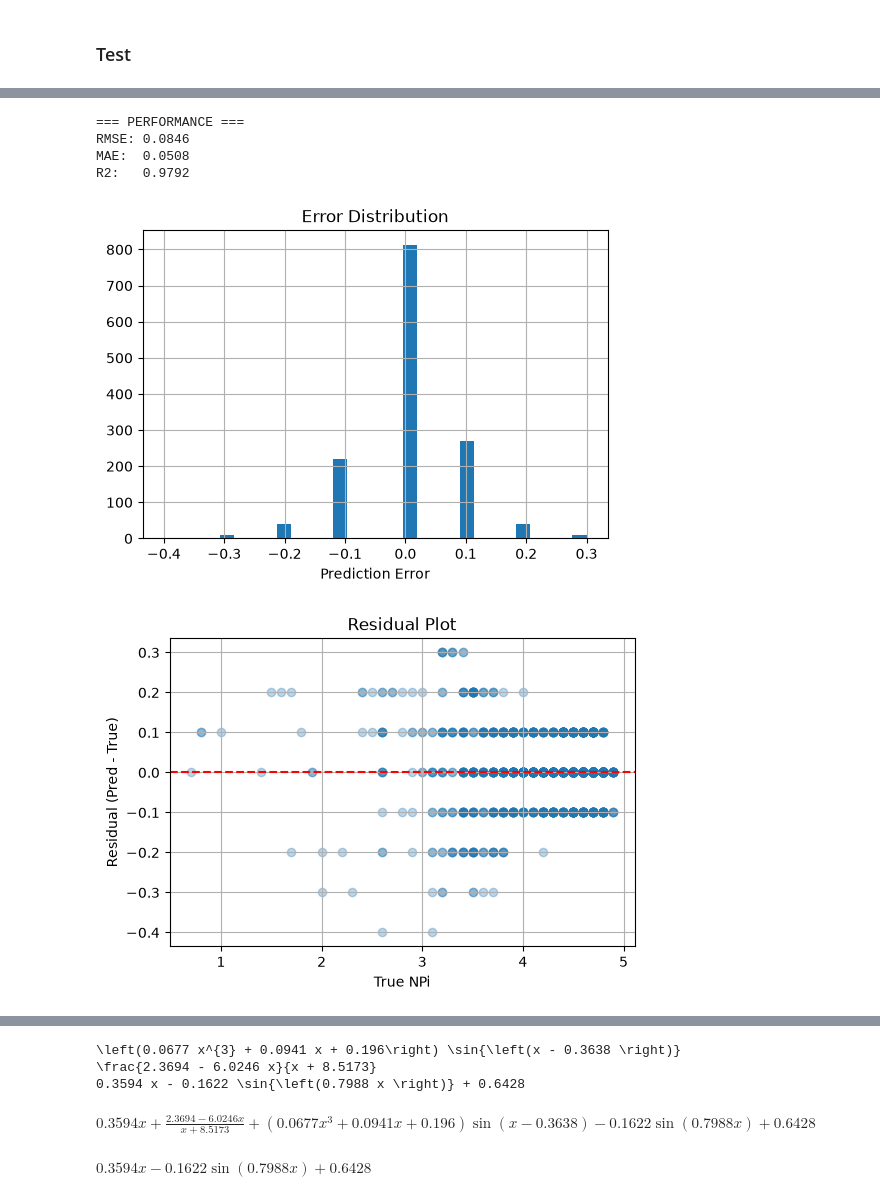
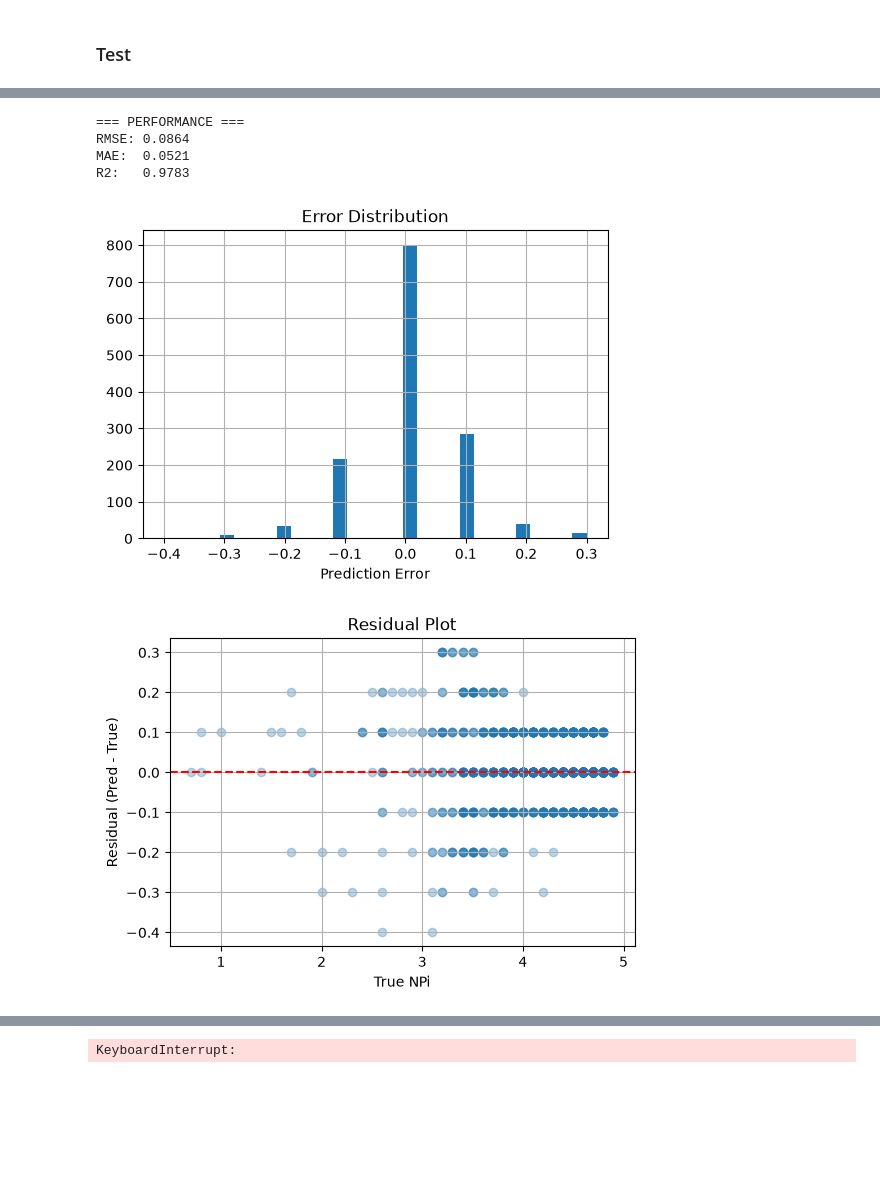
Before and after one commit to NK221088/Pupillometry_study, a Jupyter notebook: NPi/Weinan_and_Frederik/Final_test.ipynb, the cells around one changed output, grey strips where cells are left out. Saved outputs shown, nothing was run; the diff lists cells and outputs as text; code cells hidden in the pictures; blank space fills up the shorter version.

```diff
--- a/NPi/Weinan_and_Frederik/Final_test.ipynb
+++ b/NPi/Weinan_and_Frederik/Final_test.ipynb
@@ -213,7 +196,7 @@ def sigmoid_shifted(x, A, k, x0, b):
 
 
 
-def pysr_min(x, a, b, c, d, e):
+def pysr_min(x, a, b, c):
     return a * np.exp(-b * x) + c
     # return a + b / (c + d * np.exp(-x) + e / x)
 
@@ -258,7 +241,7 @@ def predict_z_full(X):
     return (
         intercept
         + pysr_size(X.iloc[:,0].values, *params_size)
-        + pysr_min(X.iloc[:,1].values, *params_min)
+        + exp_decay(X.iloc[:,1].values, *params_min)
         + pysr_ch(X.iloc[:,2].values, *params_ch)
     )
 
@@ -281,35 +264,35 @@ plt.hist(residuals, bins=30)
 
 plt.xlabel("Prediction Error")
 plt.title("Error Distribution")
 plt.grid()
 plt.show()
 
 plt.figure(figsize=(6,4))
 plt.scatter(y_raw, residuals, alpha=0.3)
 plt.axhline(0, color='red', linestyle='--')
 
 plt.xlabel("True NPi")
 plt.ylabel("Residual (Pred - True)")
 plt.title("Residual Plot")
 plt.grid()
 plt.show()
 
 
 plt.figure(figsize=(6,6))
 plt.scatter(y_raw, y_pred, alpha=0.3)
 
 # perfect prediction line
 plt.plot([0,5],[0,5],'r--')
 
 plt.xlabel("True NPi")
 plt.ylabel("Predicted NPi")
 plt.title("Prediction vs True Fitted on All data")
 plt.grid()
 plt.show()
 # %% [output]
 === PERFORMANCE ===
-RMSE: 0.0846
-MAE:  0.0508
-R2:   0.9792
+RMSE: 0.0864
+MAE:  0.0521
+R2:   0.9783
-[figure, old version]
+[figure, new version]
-[figure, old version]
+[figure, new version]
@@ -317,35 +300,20 @@ R2:   0.9792
-# %%
-import sympy as sp
-
-n_digits = 4  # adjust for more/less precision
-
-def to_syms(params):
-    return [sp.Float(round(float(v), n_digits)) for v in params]
-
-x = sp.symbols('x', real=True)
-
-# --- size ---
-a, b, c, d = to_syms(params_size)
-size_expr = (a*x**3 + b*x + c) * sp.sin(x + d)
-print(sp.latex(size_expr))
-
-# --- min ---
-a, b, c = to_syms(params_min)
-min_expr = (a + b * x) / (c + x)
-print(sp.latex(min_expr))
-
-# --- ch ---
-a, b, c, d = to_syms(params_ch)
-ch_expr = a*x + b*sp.sin(c*x) + d
-print(sp.latex(ch_expr))
-
-(min_expr + size_expr + ch_expr)
-# %% [output]
-\left(0.0677 x^{3} + 0.0941 x + 0.196\right) \sin{\left(x - 0.3638 \right)}
-\frac{2.3694 - 6.0246 x}{x + 8.5173}
-0.3594 x - 0.1622 \sin{\left(0.7988 x \right)} + 0.6428
-$\displaystyle 0.3594 x + \frac{2.3694 - 6.0246 x}{x + 8.5173} + \left(0.0677 x^{3} + 0.0941 x + 0.196\right) \sin{\left(x - 0.3638 \right)} - 0.1622 \sin{\left(0.7988 x \right)} + 0.6428$
 # %%
-ch_expr
+ch_grid = np.linspace(df["z_ch"].min(), df["z_ch"].max(), 100)
+size_grid = np.linspace(df["z_pupil_size"].min(), df["z_pupil_size"].max(), 100)
+min_grid = np.linspace(df["z_pupil_min"].min(), df["z_pupil_min"].max(), 100)
+X_grid = np.array(np.meshgrid(min_grid, ch_grid, size_grid)).T.reshape(-1, 3)
+
+def predict_z_grid(X_grid):
+    return (
+        intercept
+        + pysr_size(X_grid[:,0], *params_size)
+        + exp_decay(X_grid[:,1], *params_min)
+        + pysr_ch(X_grid[:,2], *params_ch)
+    )
+
+z_grid = predict_z_grid(X_grid)
+z_grid_final = a * z_grid + b
+z_final = np.asarray(a * z + b, dtype=float)
+y_grid_pred = np.round(sigmoid(z_grid_final) * 5,1)
 # %% [output]
-$\displaystyle 0.3594 x - 0.1622 \sin{\left(0.7988 x \right)} + 0.6428$
+KeyboardInterrupt:
```
Also changed, not shown: parts of 3 cells of this notebook, 37 other files.
